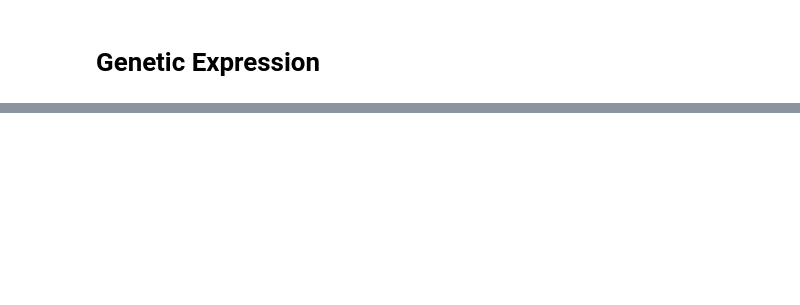
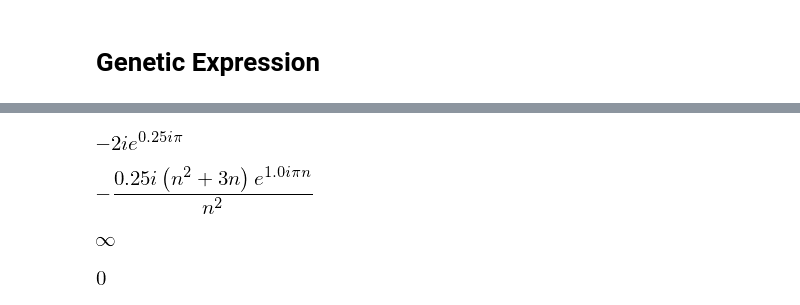
Before and after one commit to lorenzo-w/bachelor-data, a Jupyter notebook: Growth_And_Production_CO2H2.ipynb, the cells around one changed output, grey strips where cells are left out. Cells and saved outputs as stored; diff of their text form; code cells hidden in the pictures; blank space fills up the shorter version.

```diff
--- a/Growth_And_Production_CO2H2.ipynb
+++ b/Growth_And_Production_CO2H2.ipynb
@@ -970,2 +1171,28 @@ FigureWidget({
 # %%
 mean_data.to_csv(intermediate_path / "mean_data_CO2H2.csv")
+# %%
+import mpmath as mp
+
+n = sp.Symbol("n")
+
+exp = (sp.sqrt(-n**4+4*n**2+4)-1j*n**2)*(1 + (1j*sp.pi)/(4*n))**n
+
+sp.limit(exp, n, "oo", "-")
+# %% [output]
+[figure, added]
+# %%
+exp2 = (n**2 + 3*n)/(4j*n**2)*sp.E**(1j*n*sp.pi)
+
+exp2
+# %% [output]
+[figure, added]
+# %%
+sp.limit(n, n, "oo", 1)
+# %% [output]
+[figure, added]
+# %%
+exp3 = (n+1j*sp.sqrt(4*n**4-n**2))/(4*n**2)*sp.sin(1/n)
+
+sp.limit(exp3, n, "oo", 1)
+# %% [output]
+[figure, added]
```
Also changed, not shown: parts of 40 cells of this notebook, 2 other files.
